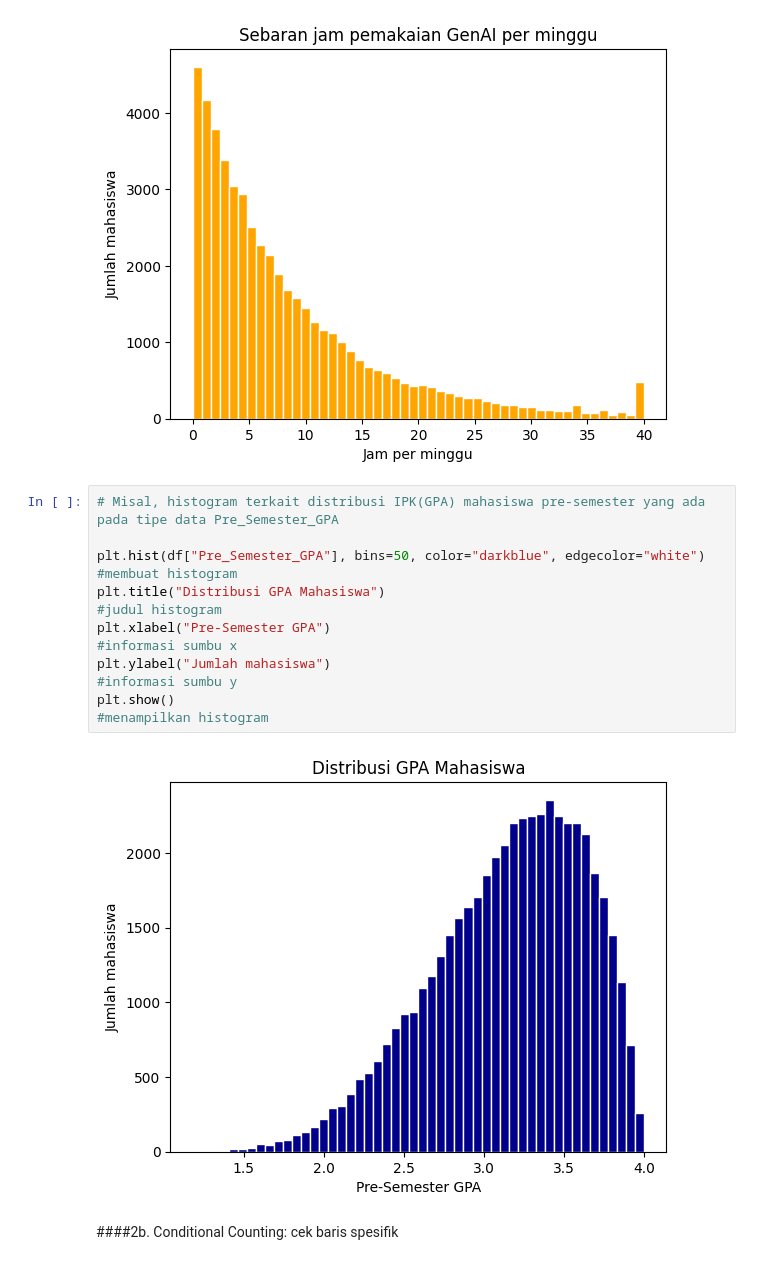
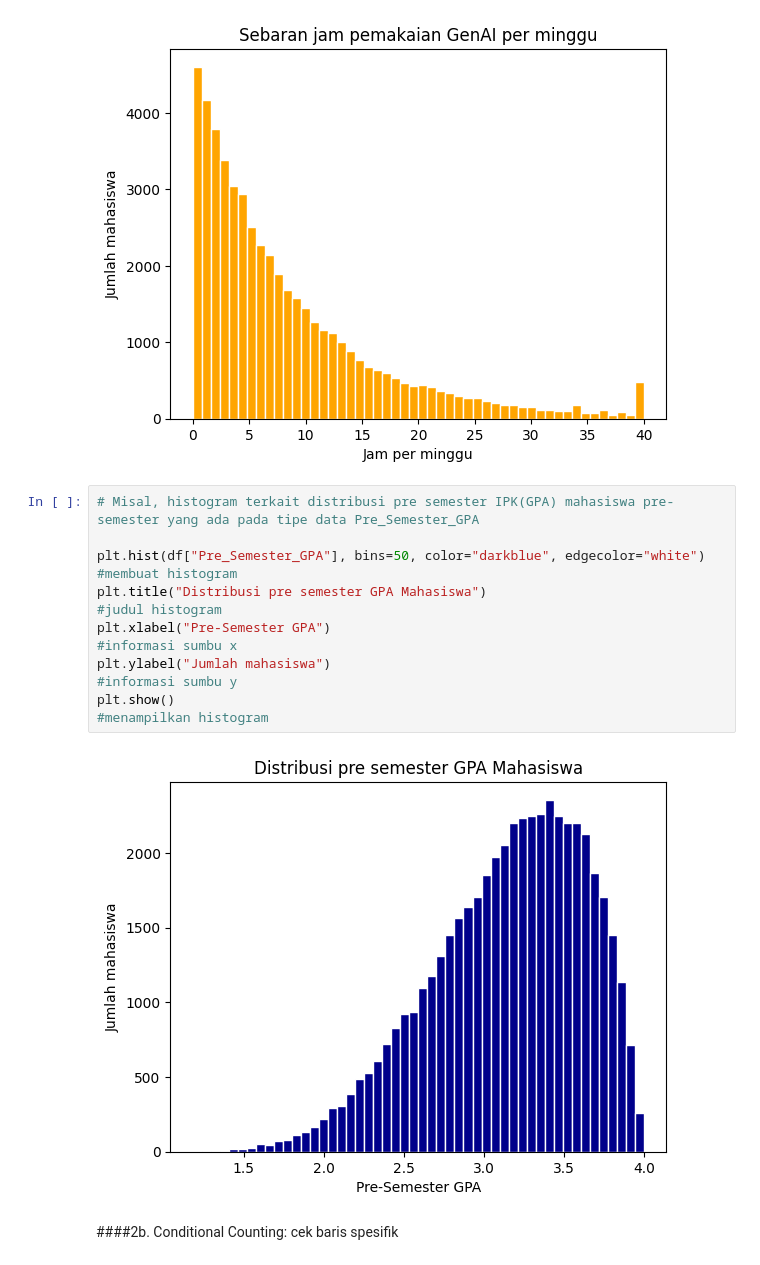
Before and after one commit to Shxrp08/Project_SG_I-Smile_Group6_2026, a Jupyter notebook: Project_SG_Group_6_NewRev1.ipynb, the cells around one changed output. Saved outputs shown, nothing was run; the diff lists cells and outputs as text.

```diff
--- a/Project_SG_Group_6_NewRev1.ipynb
+++ b/Project_SG_Group_6_NewRev1.ipynb
@@ -210,15 +210,15 @@ plt.show()
 # %% [output]
 [figure]
 # %%
-# Misal, histogram terkait distribusi IPK(GPA) mahasiswa pre-semester yang ada pada tipe data Pre_Semester_GPA
+# Misal, histogram terkait distribusi pre semester IPK(GPA) mahasiswa pre-semester yang ada pada tipe data Pre_Semester_GPA
 
 plt.hist(df["Pre_Semester_GPA"], bins=50, color="darkblue", edgecolor="white")  #membuat histogram
-plt.title("Distribusi GPA Mahasiswa")                                           #judul histogram
+plt.title("Distribusi pre semester GPA Mahasiswa")                              #judul histogram
 plt.xlabel("Pre-Semester GPA")                                                  #informasi sumbu x
 plt.ylabel("Jumlah mahasiswa")                                                  #informasi sumbu y
 plt.show()                                                                      #menampilkan histogram
 # %% [output]
-[figure, old version]
+[figure, new version]
 # %% [markdown]
 ####2b. Conditional Counting: cek baris spesifik
 # %%
```
Also changed, not shown: parts of 30 cells of this notebook.
